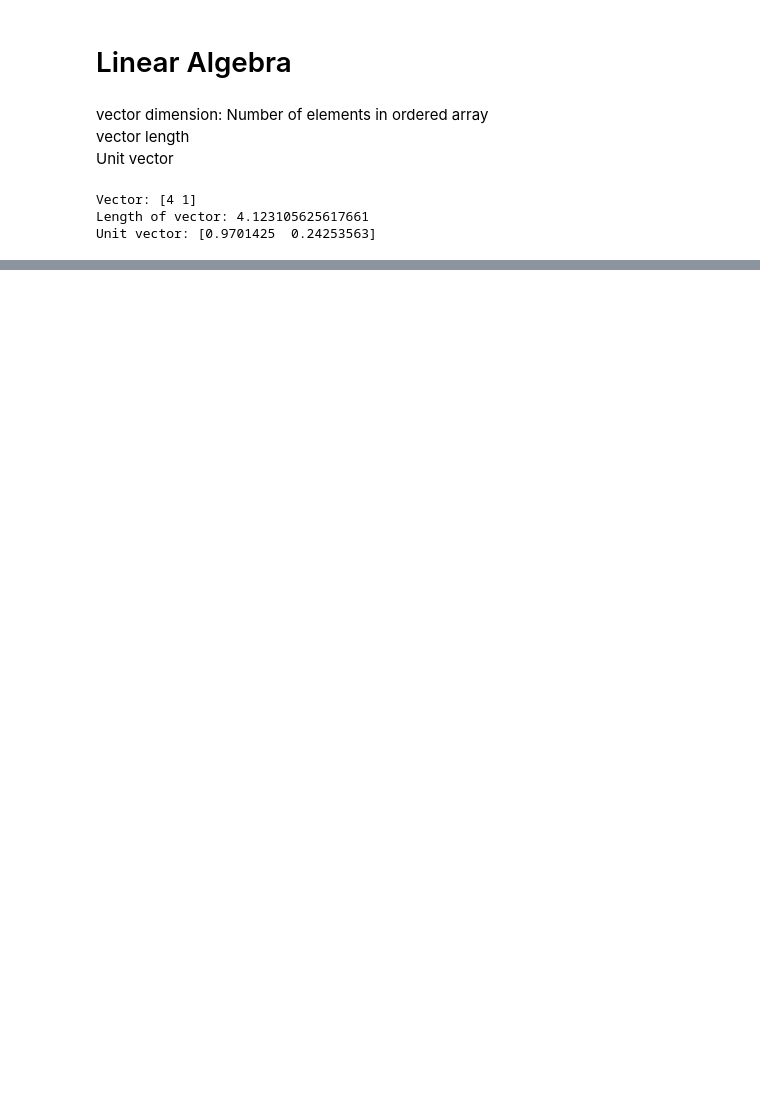
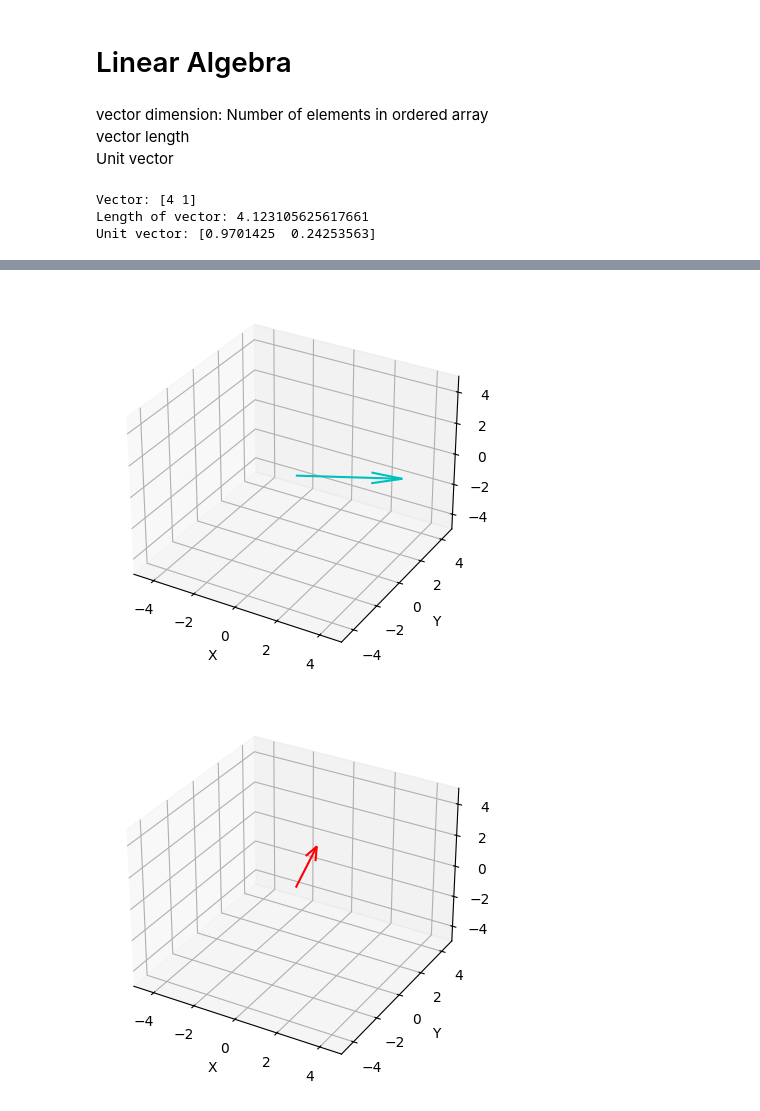
Before and after one commit to Nimish-nks/comp_neuroscience_nm, a Jupyter notebook: linear_algebra.ipynb, the cells around one changed output, grey strips where cells are left out. Cells and saved outputs as stored; diff of their text form; code cells hidden in the pictures; blank space fills up the shorter version.

```diff
--- a/linear_algebra.ipynb
+++ b/linear_algebra.ipynb
@@ -25,0 +55,38 @@ Unit vector: [0.9701425  0.24253563]
+# %%
+
+from mpl_toolkits.mplot3d import Axes3D
+
+def plot_3d_vector(x, col):
+    origin = np.array([0, 0, 0])
+
+    # Create a 3D subplot using plt
+    fig = plt.figure()
+    ax = fig.add_subplot(111, projection='3d')
+
+    # Plot the vector as an arrow
+    ax.quiver(origin[0], origin[1], origin[2],
+              x[0], x[1], x[2],
+              color=col)
+
+    # Set axis limits
+    ax.set_xlim([-5, 5])
+    ax.set_ylim([-5, 5])
+    ax.set_zlim([-5, 5])
+
+    # Labels
+    ax.set_xlabel('X')
+    ax.set_ylabel('Y')
+    ax.set_zlabel('Z')
+# %%
+a=np.array([4,2,0])
+b=np.array([1,0,3])
+c=np.array([5,2,3])
+d=np.array([3,3,2])
+
+plot_3d_vector(a,'c')
+plot_3d_vector(b,'r')
+plot_3d_vector(c,'b')
+plot_3d_vector(d,'k')
+# %% [output]
+[figure, added]
+[figure, added]
```
Also changed, not shown: parts of 6 cells of this notebook.
